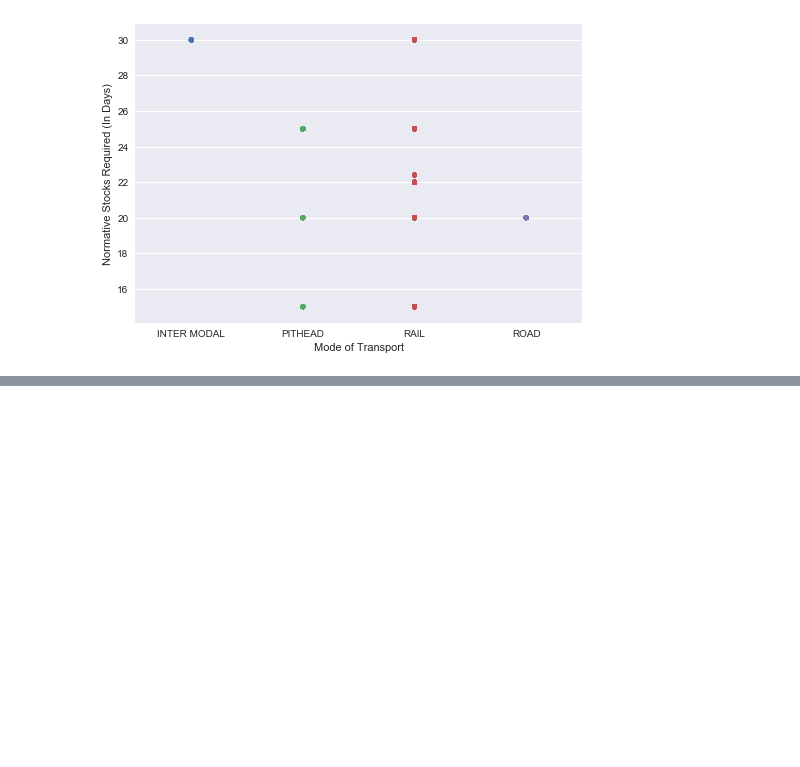
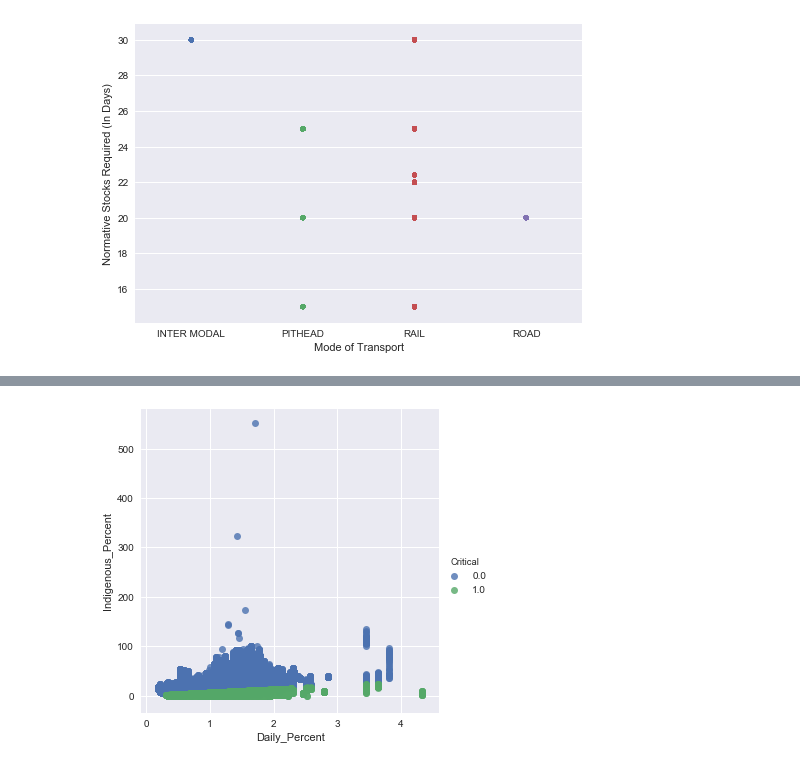
Before and after one commit to jainds/predictcritical, a Jupyter notebook: Analysing the stock data for Coal Thermal Power stations in India.ipynb, the cells around one changed output, grey strips where cells are left out. Saved outputs shown, nothing was run; the diff lists cells and outputs as text; code cells hidden in the pictures; blank space fills up the shorter version.

```diff
--- a/Analysing the stock data for Coal Thermal Power stations in India.ipynb
+++ b/Analysing the stock data for Coal Thermal Power stations in India.ipynb
@@ -364,0 +346,5 @@ ValueError: cannot reindex from a duplicate axis
+# %%
+df1['Daily_Percent']=(df1['Daily Requirement']/df1.Capacity)*100
+df1['Indigenous_Percent'] = (df1['Actual Stock - Indigenous']/df1.Capacity)*100
+df1['Import_Percent'] = (df1['Actual Stock - Import']/df1.Capacity)*100
+df1['Total_Percent'] = (df1['Actual Stock - Total']/df1.Capacity)*100
@@ -364,0 +361,9 @@ ValueError: cannot reindex from a duplicate axis
+# %%
+sns.lmplot('Daily_Percent', 'Indigenous_Percent',
+           data=df1,
+           fit_reg=False,
+           hue="Critical"
+          )
+plt.show()
+# %% [output]
+[figure, added]
```
Also changed, not shown: parts of 19 cells of this notebook.
